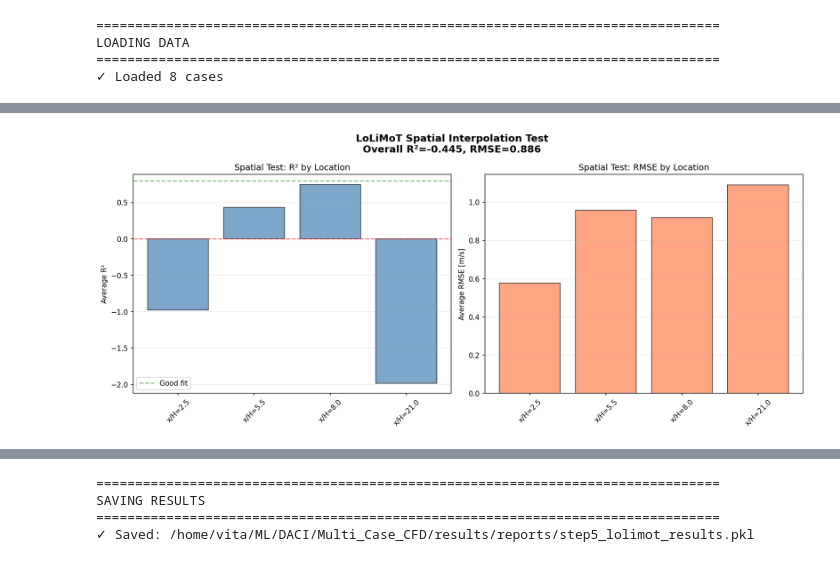
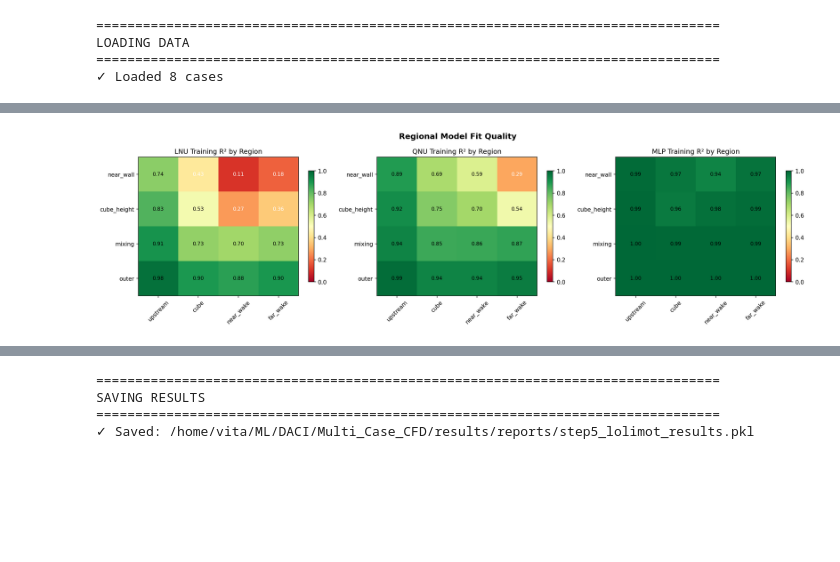
Before and after one commit to uhlirvit/DACI_Multi-case-cfd, a Jupyter notebook: notebooks/Step5__LoLiMoT.ipynb, the cells around one changed output, grey strips where cells are left out. Cells and saved outputs as stored; diff of their text form; code cells hidden in the pictures; blank space fills up the shorter version.

```diff
--- a/notebooks/Step5__LoLiMoT.ipynb
+++ b/notebooks/Step5__LoLiMoT.ipynb
@@ -38,8 +42,8 @@ warnings.filterwarnings('ignore')
 # ============================================================================
 
 # INPUT_FILE = PROCESSED_DATA_DIR / 'all_cases_data.pkl'
-INPUT_FILE = PROCESSED_DATA_DIR / 'all_cases_data_11.pkl'     # Extracted 11 locations
-# INPUT_FILE = PROCESSED_DATA_DIR / 'all_cases_data_21.pkl'     # Extracted 21 locations
+# INPUT_FILE = PROCESSED_DATA_DIR / 'all_cases_data_11.pkl'     # Extracted 11 locations
+INPUT_FILE = PROCESSED_DATA_DIR / 'all_cases_data_21.pkl'     # Extracted 21 locations
 # INPUT_FILE = PROCESSED_DATA_DIR / 'all_cases_data_51.pkl'     # Extracted 51 locations
 
 OUTPUT_DIR = FIGURES_DIR
@@ -241,7 +250,6 @@ print(f"\n{'='*80}")
 print("ONE-HOT ENCODING")
 print("="*80)
 
-# Profile type encoding
 profile_types_all = np.array([[cp['profile_type']] for cp in case_parameters.values()])
 onehot_encoder = OneHotEncoder(sparse_output=False, categories='auto')
 onehot_encoder.fit(profile_types_all)
@@ -250,17 +258,12 @@ PROFILE_TYPE_MAP = {0: 'Uniform', 1: 'ABL+constant', 2: 'ABL+free', 3: 'ABL+lami
 N_PROFILE_TYPES = 4
 
 print(f"✓ Profile type encoder fitted")
-for ptype in range(N_PROFILE_TYPES):
-    encoding = onehot_encoder.transform([[ptype]])[0]
-    print(f"  Type {ptype} ({PROFILE_TYPE_MAP[ptype]:12s}): {encoding}")
 
-# Feature names (without x_norm and z_norm - these are used for validity, not model input)
-# Local models use: U_ref + profile_type (one-hot)
-FEATURE_NAMES = ['U_ref', 'type_Uniform', 'type_ABL+const', 'type_ABL+free', 'type_ABL+lam']
+# Feature names
+FEATURE_NAMES = ['x_norm', 'z_norm', 'U_ref', 'type_Uniform', 'type_ABL+const', 'type_ABL+free', 'type_ABL+lam']
 N_FEATURES = len(FEATURE_NAMES)
 
-print(f"\n✓ Local model features: {FEATURE_NAMES}")
-print(f"  (x and z determine WHICH models contribute, not model inputs)")
+print(f"✓ Features: {FEATURE_NAMES}")
 # %% [output]
 ================================================================================
 ONE-HOT ENCODING
@@ -808,52 +915,41 @@ plt.close()
 # %%
 # ============================================================================
-# VISUALIZATION 4: SPATIAL TEST RESULTS
+# VISUALIZATION 4: REGIONAL R² HEATMAPS
 # ============================================================================
 
-fig, axes = plt.subplots(1, 2, figsize=(14, 6))
+fig, axes = plt.subplots(1, len(model_names), figsize=(6*len(model_names), 5))
 
-# R² by x-location
-ax = axes[0]
-x_locs_plot = []
-R2_plot = []
-for x_loc in x_test:
-    results_at_x = [r for r in spatial_results if r['x'] == x_loc]
-    avg_R2 = np.mean([r['R2'] for r in results_at_x])
-    x_locs_plot.append(x_loc/H_CUBE)
-    R2_plot.append(avg_R2)
+x_names = list(X_REGIONS.keys())
+z_names = list(Z_REGIONS.keys())
 
-ax.bar(range(len(x_test)), R2_plot, color='steelblue', alpha=0.7, edgecolor='black')
-ax.set_xticks(range(len(x_test)))
-ax.set_xticklabels([f'x/H={x:.1f}' for x in x_locs_plot], rotation=45)
-ax.set_ylabel('Average R²')
-ax.set_title('Spatial Test: R² by Location')
-ax.axhline(0, color='red', linestyle='--', alpha=0.5)
-ax.axhline(0.8, color='green', linestyle='--', alpha=0.5, label='Good fit')
-ax.legend()
-ax.grid(True, alpha=0.3, axis='y')
+for ax, model_type in zip(axes if len(model_names) > 1 else [axes], model_names):
+    R2_matrix = np.zeros((len(z_names), len(x_names)))
 
-# RMSE by x-location
-ax = axes[1]
-RMSE_plot = []
-for x_loc in x_test:
-    results_at_x = [r for r in spatial_results if r['x'] == x_loc]
-    avg_RMSE = np.mean([r['RMSE'] for r in results_at_x])
-    RMSE_plot.append(avg_RMSE)
+    for region_key in all_region_metrics[model_type]:
+        region = REGIONS[region_key]
+        i = z_names.index(region['z_name'])
+        j = x_names.index(region['x_name'])
+        R2_matrix[i, j] = all_region_metrics[model_type][region_key]['R2']
 
-ax.bar(range(len(x_test)), RMSE_plot, color='coral', alpha=0.7, edgecolor='black')
-ax.set_xticks(range(len(x_test)))
-ax.set_xticklabels([f'x/H={x:.1f}' for x in x_locs_plot], rotation=45)
-ax.set_ylabel('Average RMSE [m/s]')
-ax.set_title('Spatial Test: RMSE by Location')
-ax.grid(True, alpha=0.3, axis='y')
+    im = ax.imshow(R2_matrix, cmap='RdYlGn', vmin=0, vmax=1, aspect='auto')
+    ax.set_xticks(range(len(x_names)))
+    ax.set_xticklabels(x_names, rotation=45)
+    ax.set_yticks(range(len(z_names)))
+    ax.set_yticklabels(z_names)
+    ax.set_title(f'{model_type} Training R² by Region')
+    plt.colorbar(im, ax=ax, shrink=0.8)
 
-plt.suptitle(f'LoLiMoT Spatial Interpolation Test\n'
-             f'Overall R²={overall_R2:.3f}, RMSE={overall_RMSE:.3f}',
-             fontsize=14, fontweight='bold')
+    # Add text
+    for i in range(len(z_names)):
+        for j in range(len(x_names)):
+            color = 'white' if R2_matrix[i,j] < 0.5 else 'black'
+            ax.text(j, i, f'{R2_matrix[i,j]:.2f}', ha='center', va='center', color=color, fontsize=9)
+
+plt.suptitle('Regional Model Fit Quality', fontsize=14, fontweight='bold')
 plt.tight_layout()
-plt.savefig(OUTPUT_DIR / 'step5_spatial_test.png', dpi=300, bbox_inches='tight')
+plt.savefig(OUTPUT_DIR / 'step5_regional_R2_heatmap.png', dpi=300, bbox_inches='tight')
 plt.show()
-print("✓ Saved: step5_spatial_test.png")
+print("✓ Saved: step5_regional_R2_heatmap.png")
 plt.close()
 # %% [output]
-[figure, old version]
+[figure, new version]
```
Also changed, not shown: parts of 20 cells of this notebook, 26 other files.
